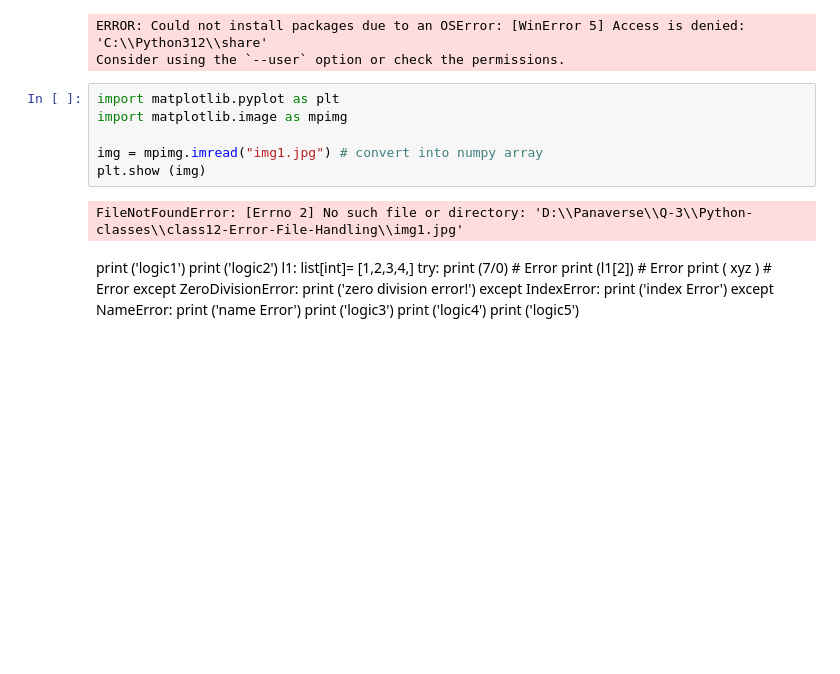
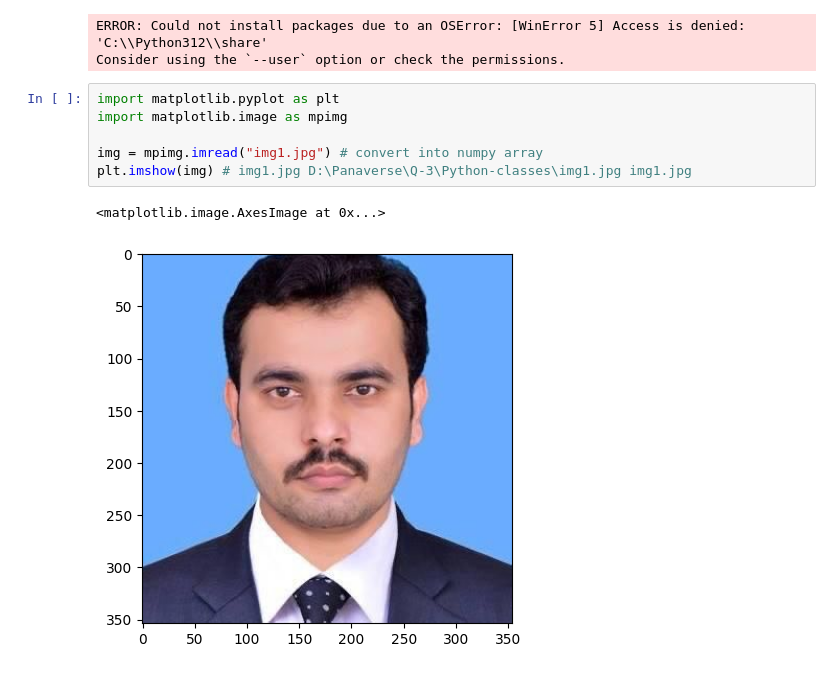
Before and after one commit to Shafqatsarwar/Python-classes, a Jupyter notebook: class12-Error-File-Handling/class12.ipynb, the cells around one changed output. Saved outputs shown, nothing was run; the diff lists cells and outputs as text; blank space fills up the shorter version.

```diff
--- a/class12-Error-File-Handling/class12.ipynb
+++ b/class12-Error-File-Handling/class12.ipynb
@@ -422,25 +422,9 @@ Consider using the `--user` option or check the permissions.
 # %%
 import matplotlib.pyplot as plt
 import matplotlib.image as mpimg
 
 img = mpimg.imread("img1.jpg") # convert into numpy array
-plt.show (img)
+plt.imshow(img) # img1.jpg D:\Panaverse\Q-3\Python-classes\img1.jpg img1.jpg
 # %% [output]
-FileNotFoundError: [Errno 2] No such file or directory: 'D:\\Panaverse\\Q-3\\Python-classes\\class12-Error-File-Handling\\img1.jpg'
+<matplotlib.image.AxesImage at 0x...>
+[figure, added]
-# %% [markdown]
-print ('logic1')
-print ('logic2')
-l1: list[int]= [1,2,3,4,]
-try:
-    print (7/0) # Error
-    print (l1[2]) # Error
-    print ( xyz ) # Error
-except ZeroDivisionError:
-    print ('zero division error!')
-except IndexError:
-    print ('index Error')
-except NameError:
-    print ('name Error')
-print ('logic3')
-print ('logic4')
-print ('logic5')
```
Also changed, not shown: parts of 3 cells of this notebook, 1 other file.
